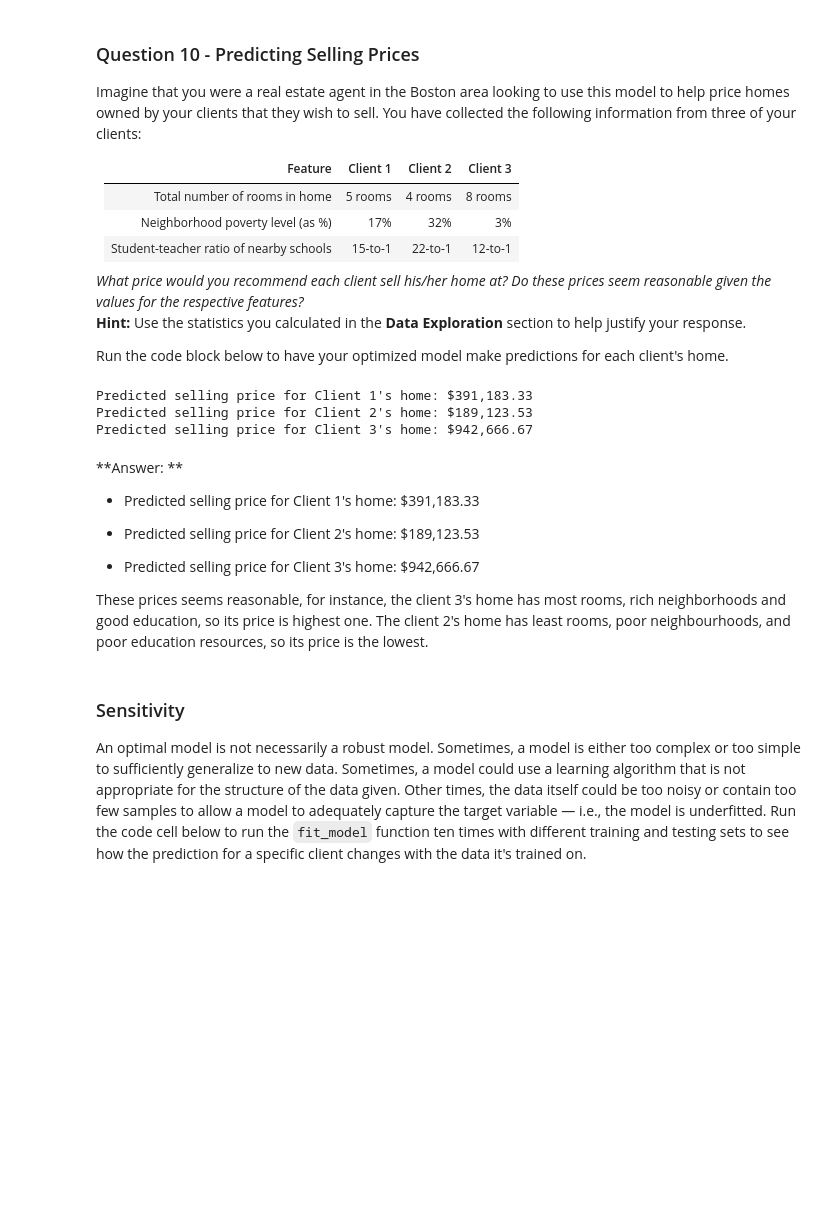
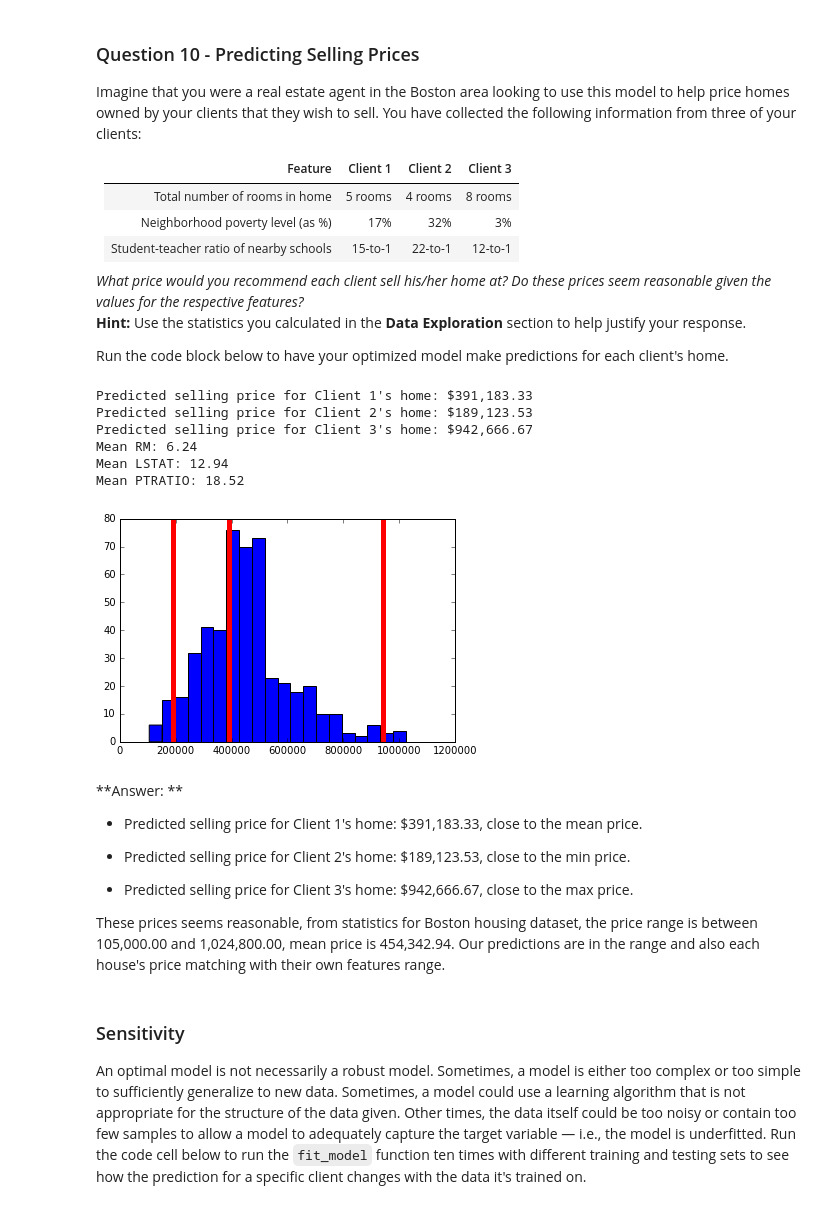
Before and after one commit to reese-li/machine-learning, a Jupyter notebook: projects/boston_housing/boston_housing.ipynb, the cells around one changed output. Cells and saved outputs as stored; diff of their text form; code cells hidden in the pictures; blank space fills up the shorter version.

```diff
--- a/projects/boston_housing/boston_housing.ipynb
+++ b/projects/boston_housing/boston_housing.ipynb
@@ -264,7 +263,7 @@ def fit_model(X, y):
     regressor = DecisionTreeRegressor(random_state=0)
 
     # TODO: Create a dictionary for the parameter 'max_depth' with a range from 1 to 10
-    params = {'max_depth': range(1,10)}
+    params = {'max_depth': range(1,11)}
 
     # TODO: Transform 'performance_metric' into a scoring function using 'make_scorer'
     scoring_fnc = make_scorer(performance_metric)
@@ -311,25 +310,39 @@ Run the code block below to have your optimized model make predictions for each
 # %%
 # Produce a matrix for client data
 client_data = [[5, 17, 15], # Client 1
                [4, 32, 22], # Client 2
                [8, 3, 12]]  # Client 3
 
 # Show predictions
 for i, price in enumerate(reg.predict(client_data)):
     print "Predicted selling price for Client {}'s home: ${:,.2f}".format(i+1, price)
+
+import matplotlib.pyplot as plt
+plt.hist(prices, bins = 20)
+for price in reg.predict(client_data):
+    plt.axvline(price, lw = 5, c = 'r')
+
+print "Mean RM: {:.2f}".format(np.mean(features['RM']))
+print "Mean LSTAT: {:.2f}".format(np.mean(features['LSTAT']))
+print "Mean PTRATIO: {:.2f}".format(np.mean(features['PTRATIO']))
 # %% [output]
 Predicted selling price for Client 1's home: $391,183.33
 Predicted selling price for Client 2's home: $189,123.53
 Predicted selling price for Client 3's home: $942,666.67
+Mean RM: 6.24
+Mean LSTAT: 12.94
+Mean PTRATIO: 18.52
+[figure, added]
 # %% [markdown]
 **Answer: **
-- Predicted selling price for Client 1's home: $391,183.33
 
-- Predicted selling price for Client 2's home: $189,123.53
+- Predicted selling price for Client 1's home: $391,183.33, close to the mean price.
 
-- Predicted selling price for Client 3's home: $942,666.67
+- Predicted selling price for Client 2's home: $189,123.53, close to the min price.
 
-These prices seems reasonable, for instance, the client 3's home has most rooms, rich neighborhoods and good education, so its price is highest one. The client 2's home has least rooms, poor neighbourhoods, and poor education resources, so its price is the lowest.
+- Predicted selling price for Client 3's home: $942,666.67, close to the max price.
+
+These prices seems reasonable, from statistics for Boston housing dataset, the price range is between 105,000.00 and 1,024,800.00, mean price is 454,342.94. Our predictions are in the range and also each house's price matching with their own features range.
 # %% [markdown]
 ### Sensitivity
 An optimal model is not necessarily a robust model. Sometimes, a model is either too complex or too simple to sufficiently generalize to new data. Sometimes, a model could use a learning algorithm that is not appropriate for the structure of the data given. Other times, the data itself could be too noisy or contain too few samples to allow a model to adequately capture the target variable — i.e., the model is underfitted. Run the code cell below to run the `fit_model` function ten times with different training and testing sets to see how the prediction for a specific client changes with the data it's trained on.
```
Also changed, not shown: parts of 3 cells of this notebook.
